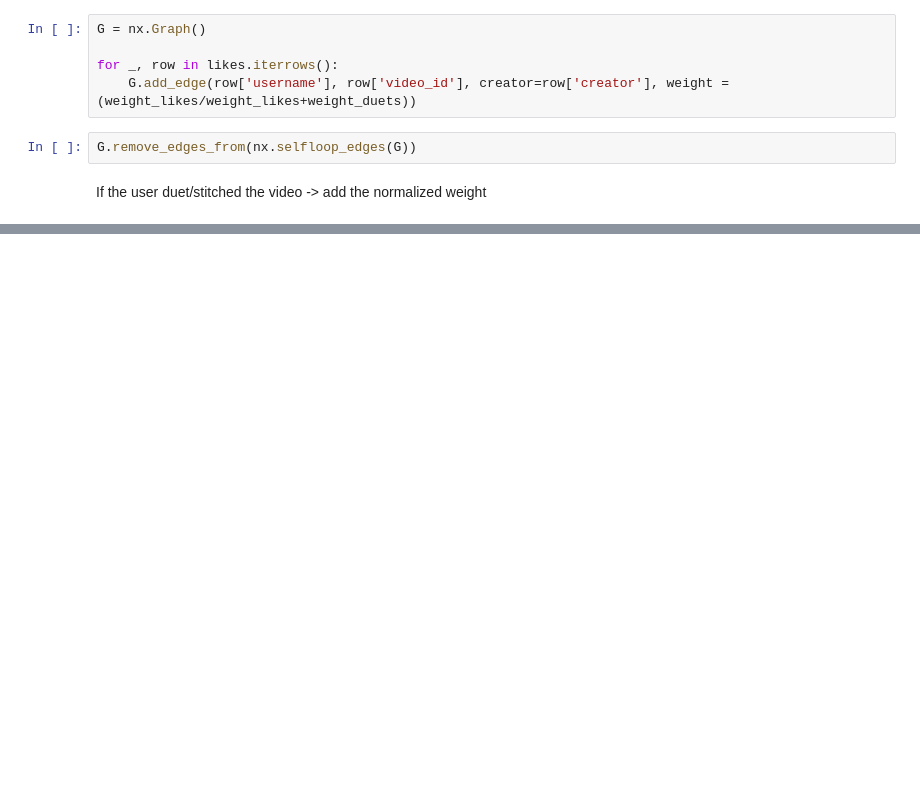
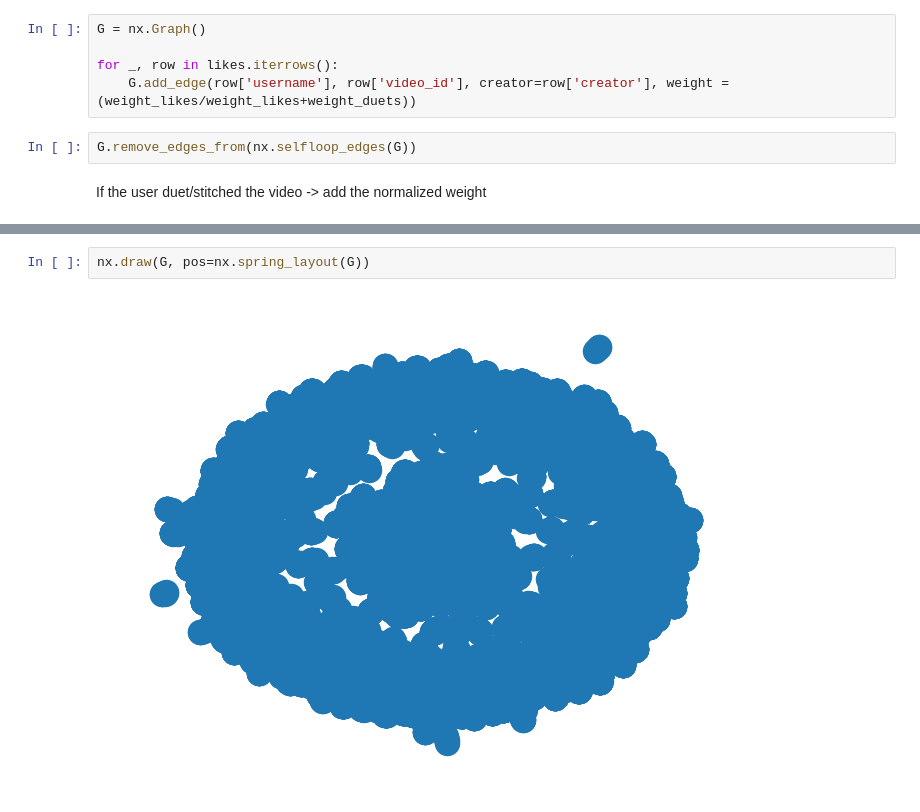
Before and after one commit to jbij/Bachelor, a Jupyter notebook: weights.ipynb, the cells around one changed output, grey strips where cells are left out. Cells and saved outputs as stored; diff of their text form; blank space fills up the shorter version.

```diff
--- a/weights.ipynb
+++ b/weights.ipynb
@@ -46,0 +67,4 @@ If the user duet/stitched the video -> add the normalized weight
+# %%
+nx.draw(G, pos=nx.spring_layout(G))
+# %% [output]
+[figure, added]
```
Also changed, not shown: parts of 10 cells of this notebook, 4 other files.
